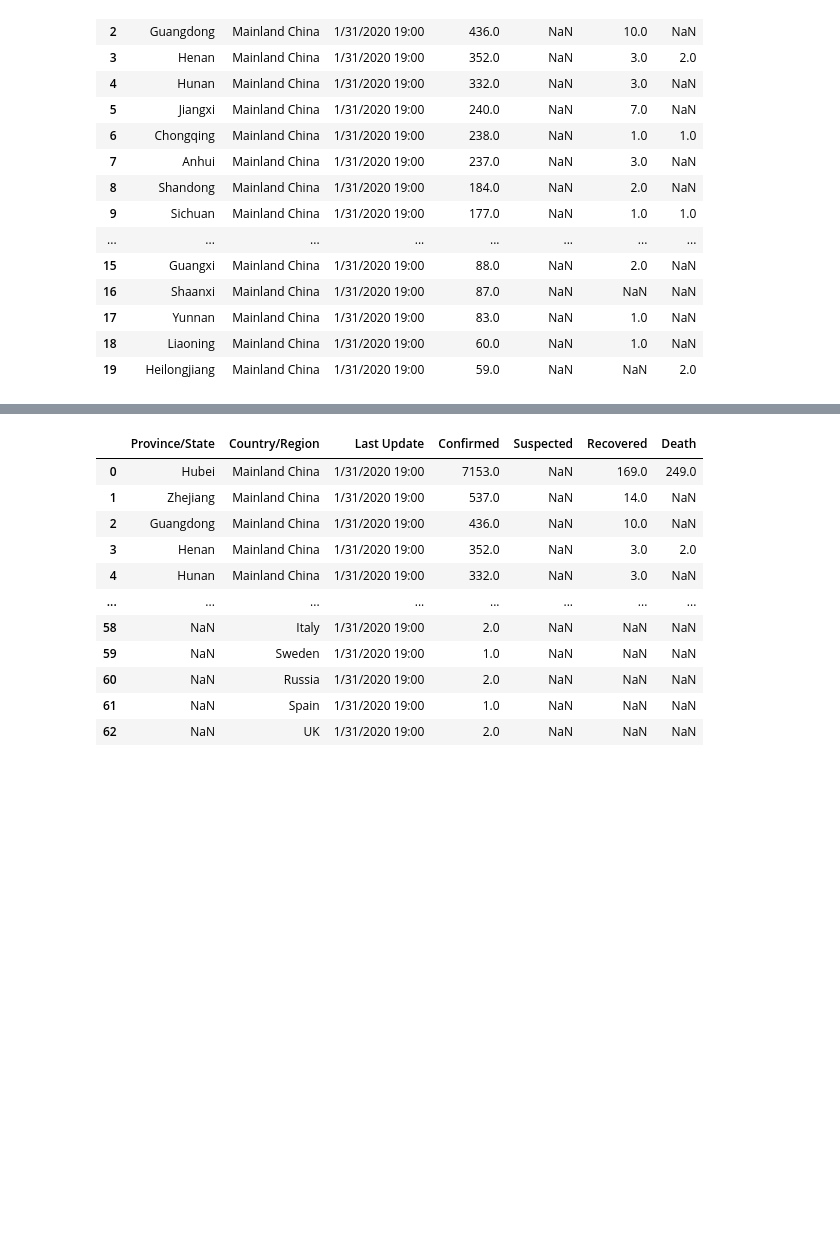
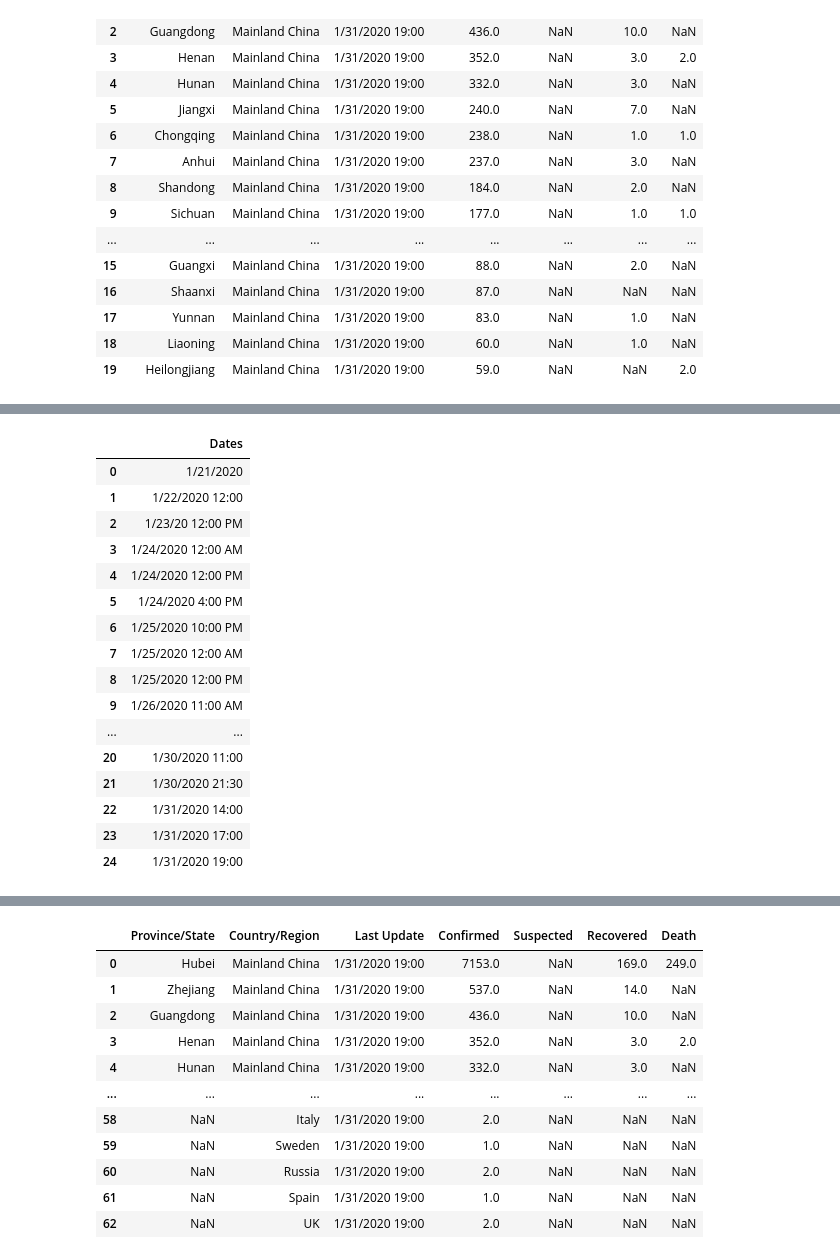
Before and after one commit to Steve-YJ/Dive-Deep-into-Wuhan-Corona, a Jupyter notebook: 02.Kaggle-coronavirus-visualization-~01.31.ipynb, the cells around one changed output, grey strips where cells are left out. Saved outputs shown, nothing was run; the diff lists cells and outputs as text; code cells hidden in the pictures; blank space fills up the shorter version.

```diff
--- a/02.Kaggle-coronavirus-visualization-~01.31.ipynb
+++ b/02.Kaggle-coronavirus-visualization-~01.31.ipynb
@@ -43,0 +164,4 @@ data.head(20)
+# %%
+unique_dates = list(data['Last Update'].unique())
+unique_dates.sort()
+unique_dates
@@ -43,0 +186,21 @@ data.head(20)
+# %%
+dfObj = pd.DataFrame(unique_dates, columns=['Dates'])
+dfObj
+# %% [output]
+|  | Dates |
+| 0 | 1/21/2020 |
+| 1 | 1/22/2020 12:00 |
+| 2 | 1/23/20 12:00 PM |
+| 3 | 1/24/2020 12:00 AM |
+| 4 | 1/24/2020 12:00 PM |
+| 5 | 1/24/2020 4:00 PM |
+| 6 | 1/25/2020 10:00 PM |
+| 7 | 1/25/2020 12:00 AM |
+| 8 | 1/25/2020 12:00 PM |
+| 9 | 1/26/2020 11:00 AM |
+| ... | ... |
+| 20 | 1/30/2020 11:00 |
+| 21 | 1/30/2020 21:30 |
+| 22 | 1/31/2020 14:00 |
+| 23 | 1/31/2020 17:00 |
+| 24 | 1/31/2020 19:00 |
```
Also changed, not shown: parts of 24 cells of this notebook.
